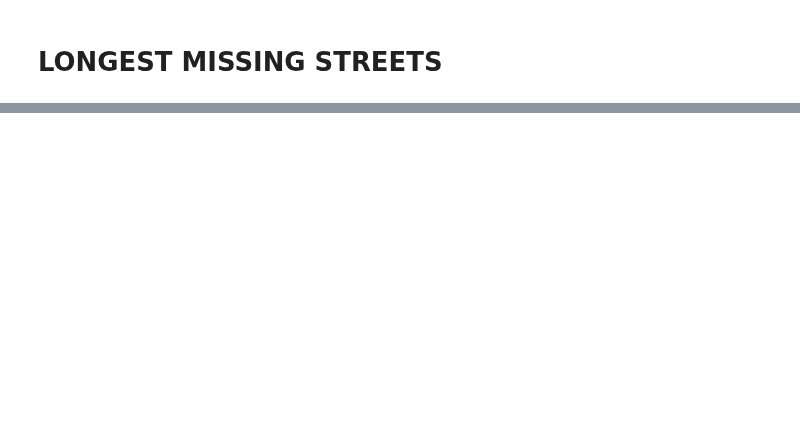
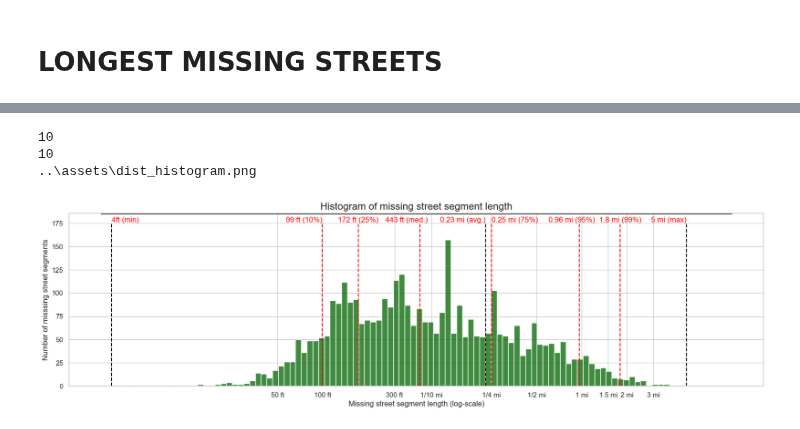
Before and after one commit to mike-babb/seattle_streets, a Jupyter notebook: code/step_04_prepare_graphs_and_states.ipynb, the cells around one changed output, grey strips where cells are left out. Cells and saved outputs as stored; diff of their text form; code cells hidden in the pictures; blank space fills up the shorter version.

Commit message:
split things apart, make a plot look nice

```diff
--- a/code/step_04_prepare_graphs_and_states.ipynb
+++ b/code/step_04_prepare_graphs_and_states.ipynb
@@ -153,0 +302,8 @@ x_tick_list
+# %%
+ds_df['text_ha'] = ['left', 'right',  'center', 'right', 'right', 'left', 'center', 'center', 'right']
+# %%
+ds_df['text'] = ['4ft (min)', '99 ft (10%)', '172 ft (25%)', '443 ft (med.)', '0.23 mi (avg.)', '0.25 mi (75%)', '0.96 mi (95%)','1.8 mi (99%)', '5 mi (max)']
+# %%
+ds_df['text_jitter'] = [0, .001, 0, .05, 0, 0, -.05, 0, 0]
+# %%
+ds_df['text_x_pos'] = ds_df['dist_miles_log'] + ds_df['text_jitter']
@@ -154,33 +323,48 @@ x_tick_list
 # %%
 # let's make a graphic showing the distances
 sns.set_theme(style = "whitegrid")
 f, ax = plt.subplots(figsize = (20, 5))
+
+ax.set_ylim(0, 185.6)
 
 my_plot = sns.histplot(data = wms_gdf, x = 'dist_miles_log',
                       color='darkgreen', bins = 100)
 
 y_ticks = list(range(0, 176, 25))
 y_tick_labels_formatted = ['{:,}'.format(ytl) for ytl in y_ticks]
 
 my_plot.set_yticks(ticks = y_ticks)
 my_plot.set_yticklabels(labels = y_tick_labels_formatted, rotation=0)
 
-plt.title(label = "Histogram of missing segment length")
-plt.xlabel(xlabel = 'Missing segment length')
-plt.ylabel(ylabel = "Count")
+plt.title(label = "Histogram of missing street segment length", fontsize = 16)
+plt.xlabel(xlabel = 'Missing street segment length (log-scale)')
+plt.ylabel(ylabel = "Number of misssing street segments")
 
-x_tick_labels = [50 / 5280, 100 / 5280, 250 / 5280, 500 / 5280, .25, .5, .75, 1, 1.5, 2, 3]
+x_tick_labels = [50 / 5280, 100 / 5280, 300 / 5280, .1, .25, .5, 1, 1.5, 2, 3]
 x_ticks = [np.log10(xtl) for xtl in x_tick_labels]
+print(len(x_ticks))
 
-x_tick_label_text = ['50 F', '100 F', '250 F',  '500 F', '1/4 M', '1/2 M', '3/4 M', '1 M', '1.5 M', '2 M', '3 M']
-#x_ticks = [-3, -2, -1, 0, .5]
-#x_tick_labels = [10**xt for xt in x_ticks]
-#x_tick_labels_formatted = ['{:,}'.format(10**xtl) for xtl in x_ticks]
+x_tick_label_text = ['50 ft', '100 ft', '300 ft',  '1/10 mi', '1/4 mi', '1/2 mi', '1 mi', '1.5 mi', '2 mi', '3 mi']
+print(len(x_tick_label_text))
 
 my_plot.set_xticks(ticks = x_ticks)
 my_plot.set_xticklabels(labels = x_tick_label_text, rotation=0)
+
+# add vertical lines at some descriptive statistics points
+my_plot.vlines(x = ds_df['dist_miles_log'], ymin = 0, ymax = 175, color = ds_df['color_list'], linestyles = 'dashed')
+my_plot.hlines(y = 185, xmin = -3.2, xmax = 1, colors = 'black')
+
+for ir, row in ds_df.iterrows():
+    my_plot.text(x = row['text_x_pos'], y = 176, s = row['text'], horizontalalignment = row['text_ha'], color = 'red')
+
 
 output_file_name = '..\\assets\\dist_histogram.png'
 output_file_name = os.path.normpath(output_file_name)
 print(output_file_name)
 my_plot.get_figure().savefig(fname = output_file_name)
+plt.show()
+# %% [output]
+10
+10
+..\assets\dist_histogram.png
+[figure, added]
```
Also changed, not shown: parts of 89 cells of this notebook, 4 other files.
